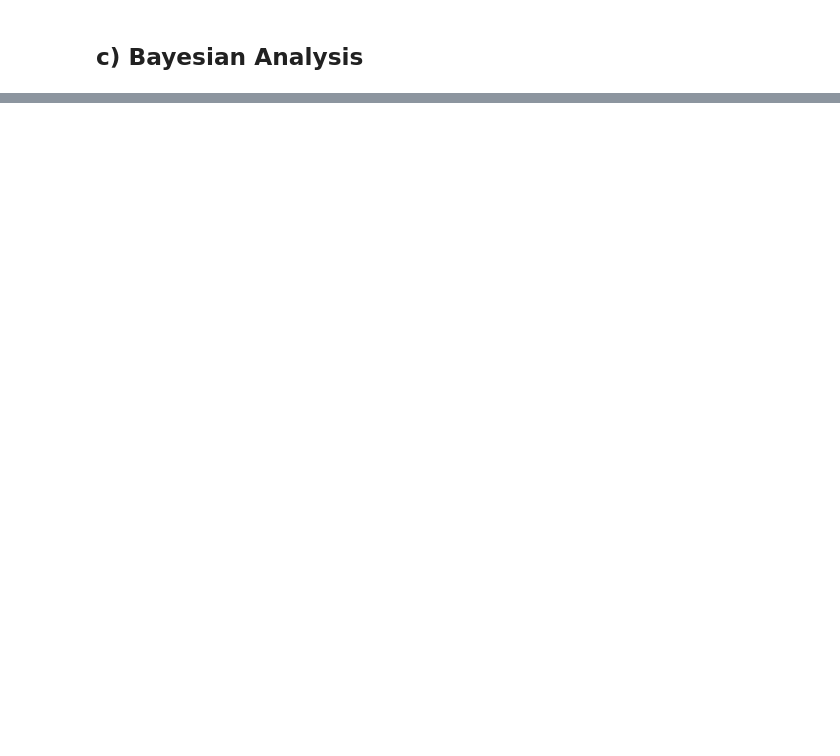
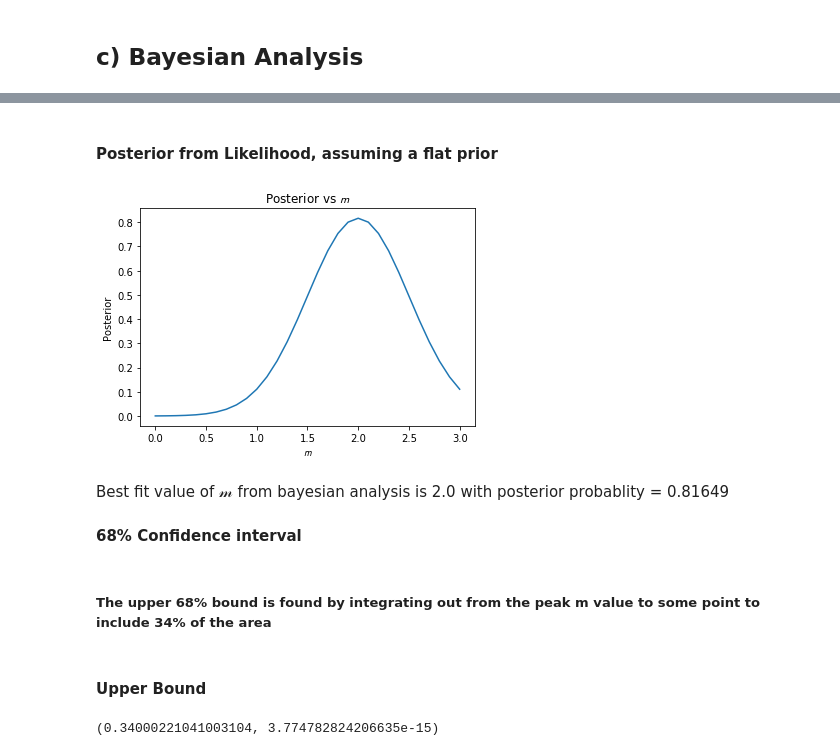
Before and after one commit to Dimple10/Astr540, a Jupyter notebook: Final Project.ipynb, the cells around one changed output, grey strips where cells are left out. Cells and saved outputs as stored; diff of their text form; code cells hidden in the pictures; blank space fills up the shorter version.

```diff
--- a/Final Project.ipynb
+++ b/Final Project.ipynb
@@ -290,0 +198,40 @@ round((interval[1]-interval[0])/2,5)
+# %% [markdown]
+#### Posterior from Likelihood, assuming a flat prior
+# %%
+def posterior_func(m, prior):
+    return likelihood(m)*prior
+# %%
+def normalization(m,prior):
+    normal = quad(lambda m: posterior_func(m, prior),0,3)
+    return normal
+# %%
+def normal_posterior(m,prior):
+    return posterior_func(m,prior)/normalization(m,prior)[0]
+# %%
+m = np.arange(0,3.1,0.1)
+prior = 1
+posterior = normal_posterior(m, prior)
+# %%
+plt.plot(m, posterior)
+plt.title('Posterior vs $\mathcal{m}$')
+plt.xlabel('$\mathcal{m}$')
+plt.ylabel('Posterior')
+plt.show()
+# %% [output]
+[figure, added]
+# %%
+display(Latex(r'Best fit value of $\mathcal{m}$ from bayesian analysis is '+str(round(m[np.argmax(posterior)], 5)) + ' with posterior probablity = ' + str(round(np.max(posterior), 5))))
+# %% [output]
+Best fit value of $\mathcal{m}$ from bayesian analysis is 2.0 with posterior probablity = 0.81649
+# %% [markdown]
+**68% Confidence interval**
+# %% [markdown]
+##### The upper 68% bound is found by integrating out from the peak m value to some point to include 34% of the area
+# %% [markdown]
+#### Upper Bound
+# %%
+upper_val = 2.48156 #Found through trial and error
+up_interval_val=quad(lambda m: normal_posterior(m,prior), 2,upper_val)
+up_interval_val
+# %% [output]
+(0.34000221041003104, 3.774782824206635e-15)
```
Also changed, not shown: parts of 59 cells of this notebook.
